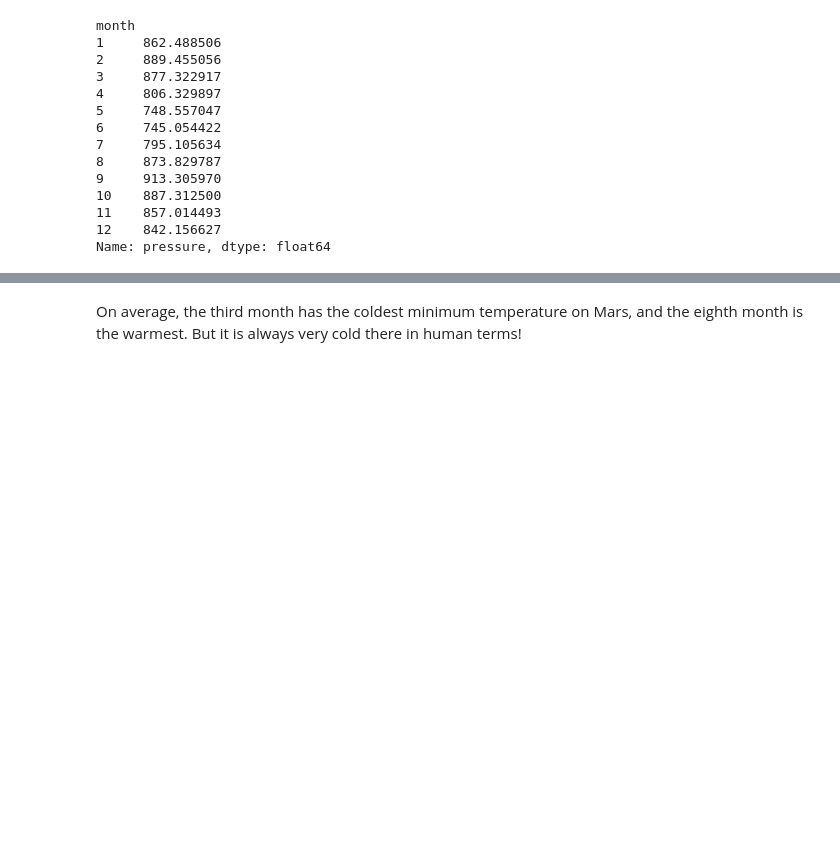
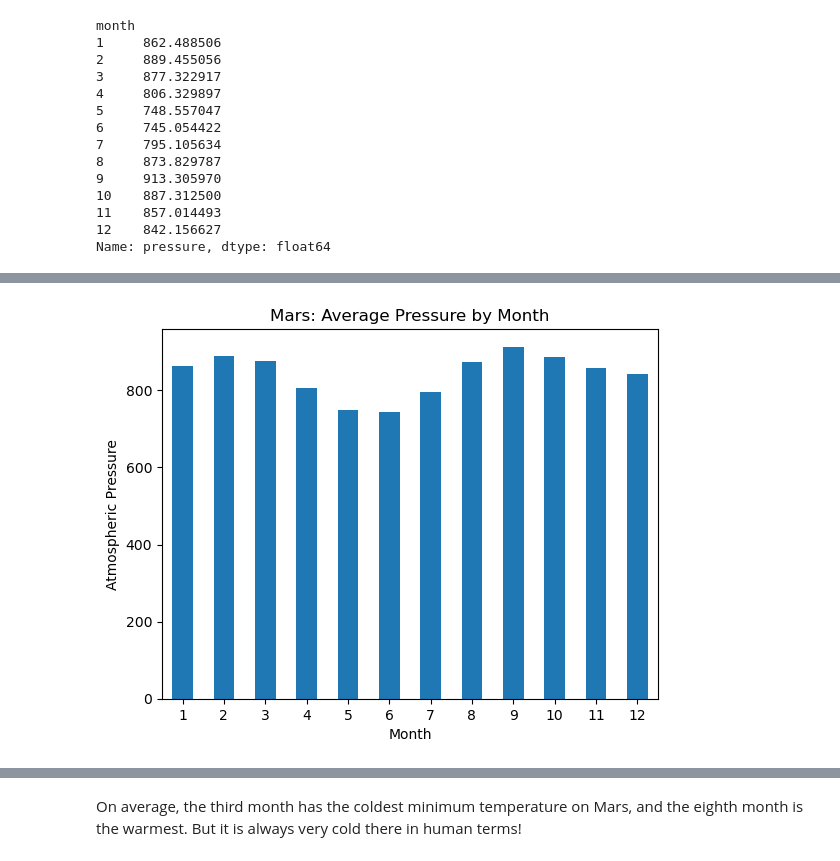
Before and after one commit to awann3r/web-scraping-challenge, a Jupyter notebook: part_2_mars_weather.ipynb, the cells around one changed output, grey strips where cells are left out. Saved outputs shown, nothing was run; the diff lists cells and outputs as text; code cells hidden in the pictures; blank space fills up the shorter version.

```diff
--- a/part_2_mars_weather.ipynb
+++ b/part_2_mars_weather.ipynb
@@ -180,5 +199,7 @@ Name: min_temp, dtype: float64
 # %%
 # 4. Average pressure by Martian month
+mars_avg_pressures = mars_df["pressure"].groupby(mars_df["month"]).mean()
+mars_avg_pressures
 # %% [output]
 month
 1     862.488506
@@ -201,2 +218,10 @@ Name: pressure, dtype: float64
+# %%
+# Plot the average pressure by month
+mars_avg_pressures.plot.bar(title="Mars: Average Pressure by Month",
+                            xlabel="Month", ylabel="Atmospheric Pressure", rot=0)
+plt.tight_layout
+plt.show()
+# %% [output]
+[figure, added]
 # %%
 # 5. How many terrestrial (earth) days are there in a Martian year?
```
Also changed, not shown: parts of 11 cells of this notebook, 1 other file.
